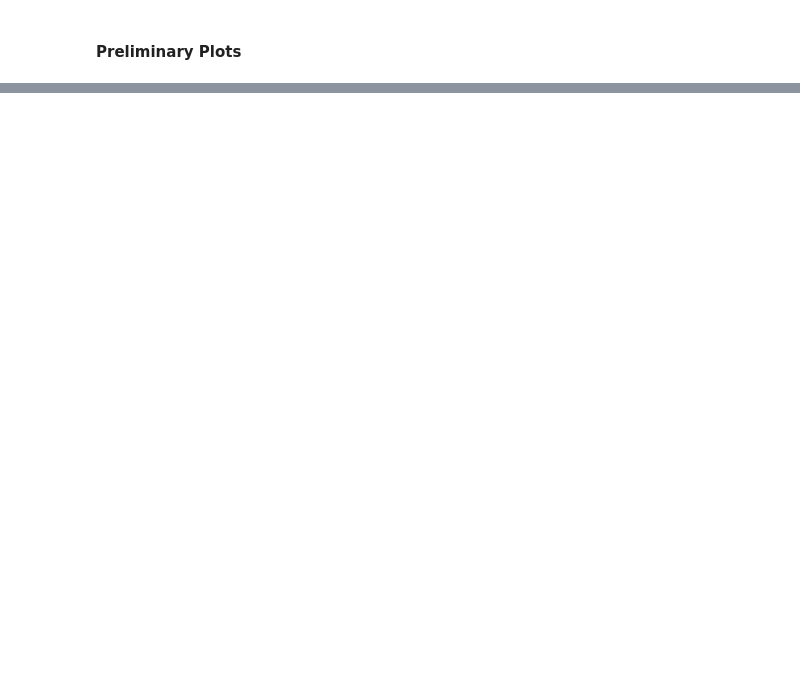
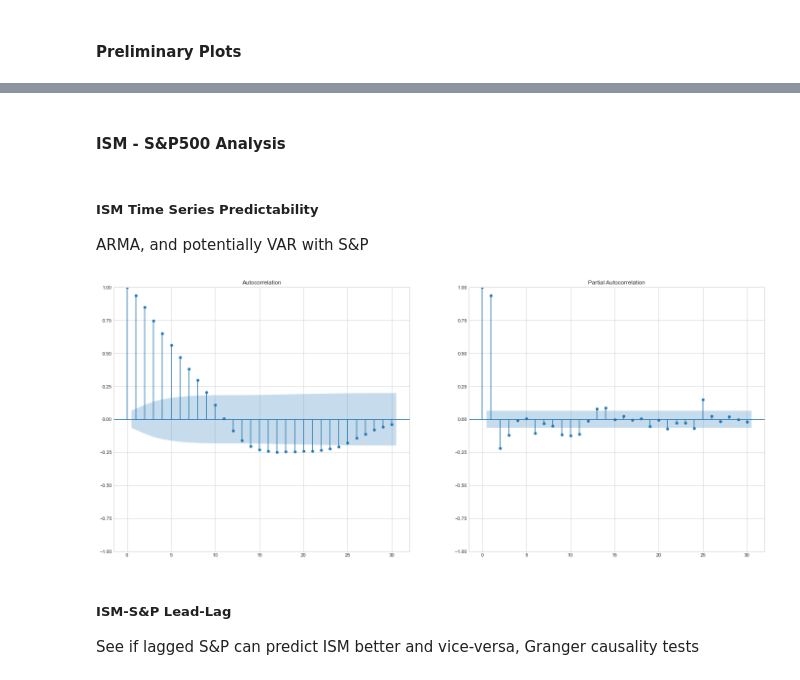
Before and after one commit to santoromano/Macro-Cross-Sectional-Analysis, a Jupyter notebook: ism.ipynb, the cells around one changed output, grey strips where cells are left out. Saved outputs shown, nothing was run; the diff lists cells and outputs as text; code cells hidden in the pictures; blank space fills up the shorter version.

```diff
--- a/ism.ipynb
+++ b/ism.ipynb
@@ -67,0 +130,23 @@ plt.show()
+# %% [markdown]
+#### ISM - S&P500 Analysis
+# %% [markdown]
+##### ISM Time Series Predictability
+ARMA, and potentially VAR with S&P
+# %%
+def plot_acf_pacf(x):
+    '''
+    Function to plot the ACF and PACF.
+    '''
+    from statsmodels.graphics.tsaplots import plot_acf, plot_pacf
+
+    fig, ax = plt.subplots(1, 2, figsize=(24,10))
+    plot_acf(x, ax=ax[0], alpha=0.05, use_vlines=True);
+    plot_pacf(x, ax=ax[1], alpha=0.05, use_vlines=True);
+# %%
+# Autocorrelation Structure of the ISM Index
+plot_acf_pacf(data['ISM'])
+# %% [output]
+[figure, added]
+# %% [markdown]
+##### ISM-S&P Lead-Lag
+See if lagged S&P can predict ISM better and vice-versa, Granger causality tests
```
Also changed, not shown: parts of 7 cells of this notebook.
